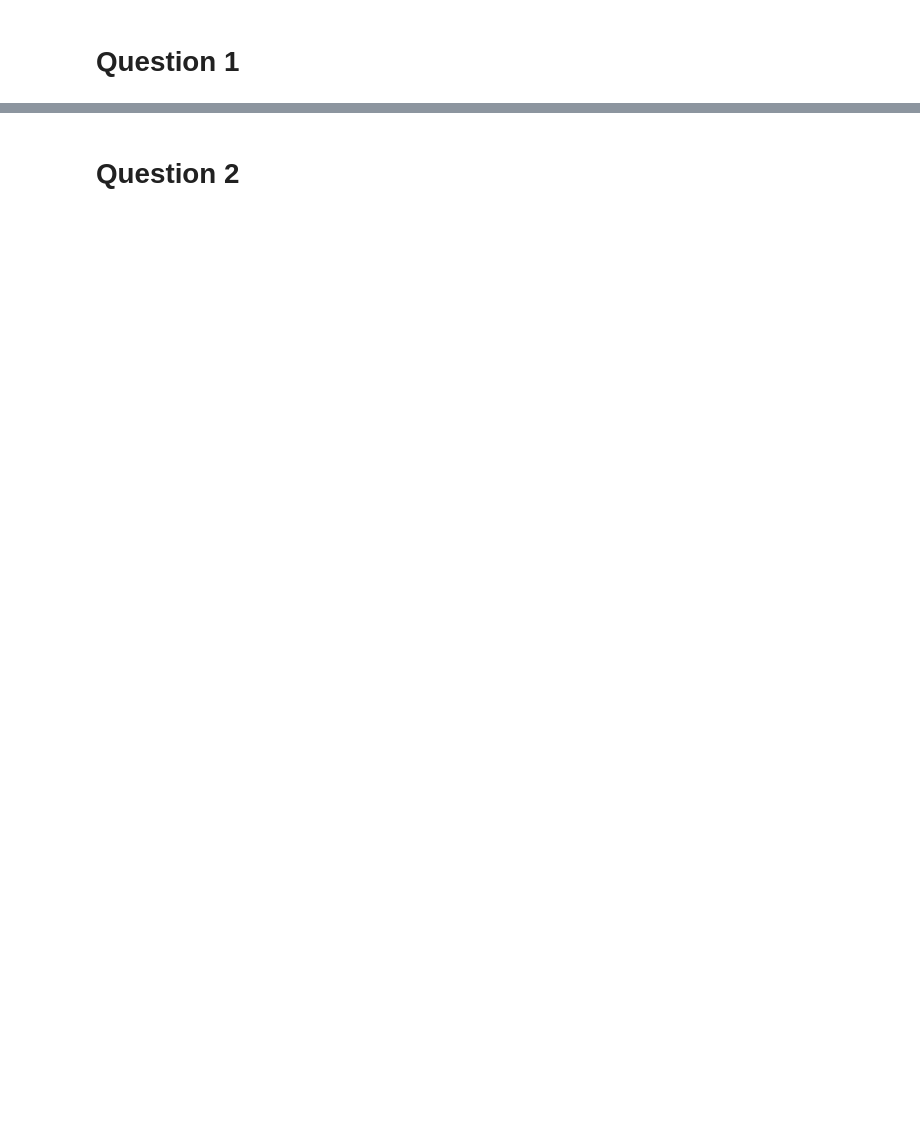
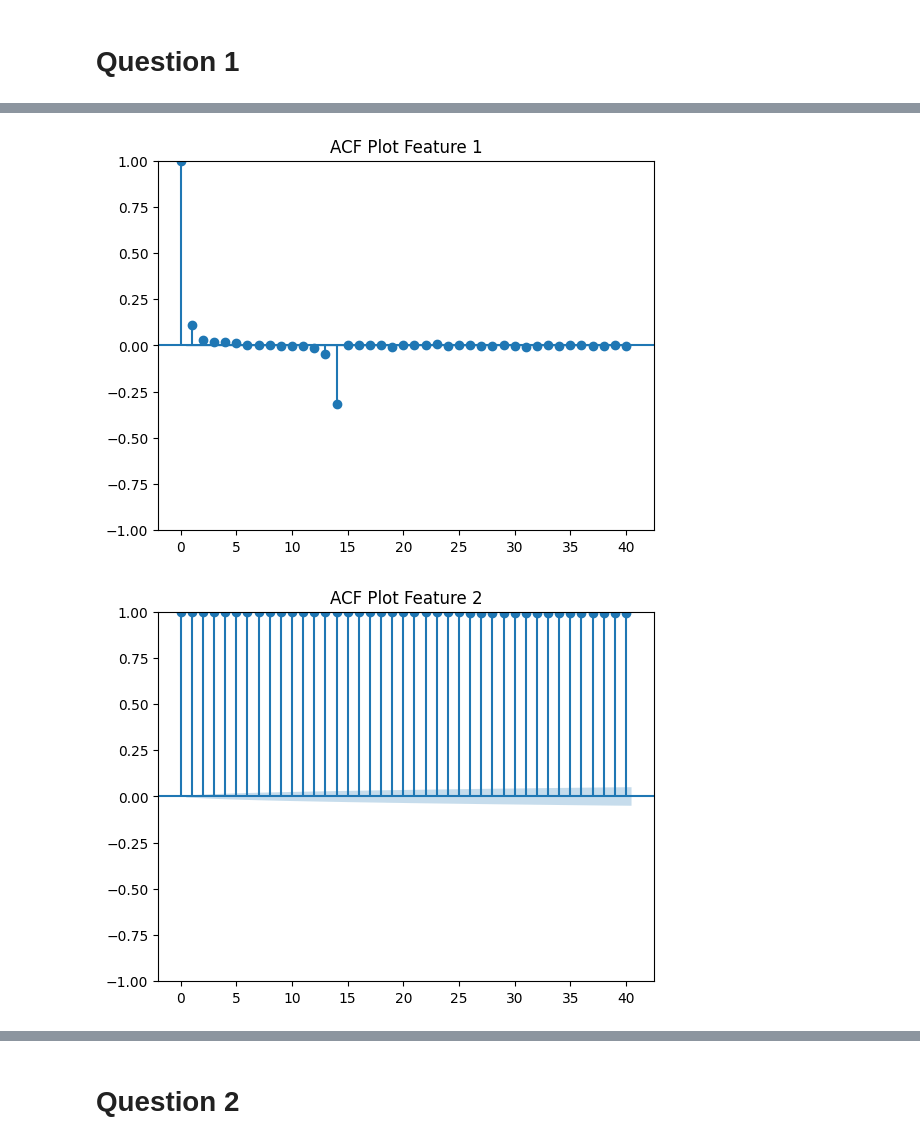
Before and after one commit to Tooallin/INF396-Tarea-2, a Jupyter notebook: T2_2021735410.ipynb, the cells around one changed output, grey strips where cells are left out. Drawn from its saved outputs; the diff is of its cells as text; code cells hidden in the pictures; blank space fills up the shorter version.

```diff
--- a/T2_2021735410.ipynb
+++ b/T2_2021735410.ipynb
@@ -48,9 +50,21 @@ def kfold_cv(pipeline, x, y, n_splits=10):
 # %%
-def generate_plot_acf(x, title, lags=40, markersize=6):
-	size = round(x.shape[0]*0.1)
-	temp = x[:size]
-	data = temp[~np.isnan(temp)]
-	plot_acf(x=data, lags=lags, markersize=markersize, title=f"ACF Plot {title}")
-	plt.show()
-	plt.close()
+def generate_acf_plots(X, title="", flag=True, perc=0.1, lags=40, markersize=6):
+	if flag:
+		for i in range(X.shape[1]):
+			x = X[:,i]
+			size = round(x.shape[0]*perc)
+			temp = x[:size]
+			data = temp[~np.isnan(temp)]
+
+			plot_acf(x=data, lags=lags, markersize=markersize, title=f"ACF Plot Feature {i+1}")
+			plt.show()
+			plt.close()
+	else:
+		size = round(X.shape[0]*perc)
+		temp = X[:size]
+		data = temp[~np.isnan(temp)]
+
+		plot_acf(x=data, lags=lags, markersize=markersize, title=f"ACF Plot {title}")
+		plt.show()
+		plt.close()
 # %%
@@ -93,4 +168,7 @@ for i in range(X_train.shape[1]):
 # %%
-for i in range(X_train.shape[1]):
-	generate_plot_acf(x=X_train[:,i], title=f"Feature {i+1}")
-generate_plot_acf(x=y_train_reg, title="Return")
+generate_acf_plots(X=X_train)
+generate_acf_plots(X=y_train_reg, title="Return Reg", flag=False)
+generate_acf_plots(X=y_train_class, title="Return Class", flag=False)
+# %% [output]
+[figure, added]
+[figure, added]
```
Also changed, not shown: parts of 30 cells of this notebook.
